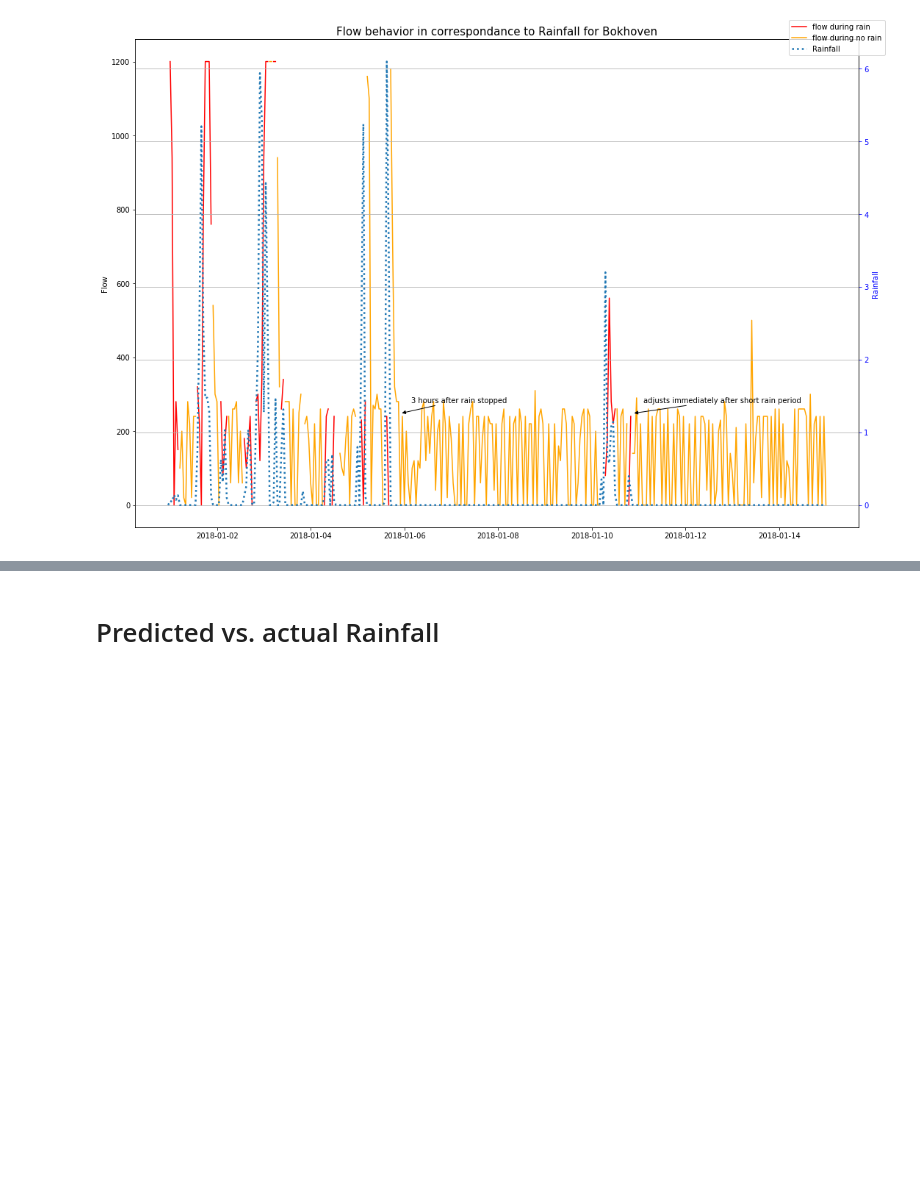
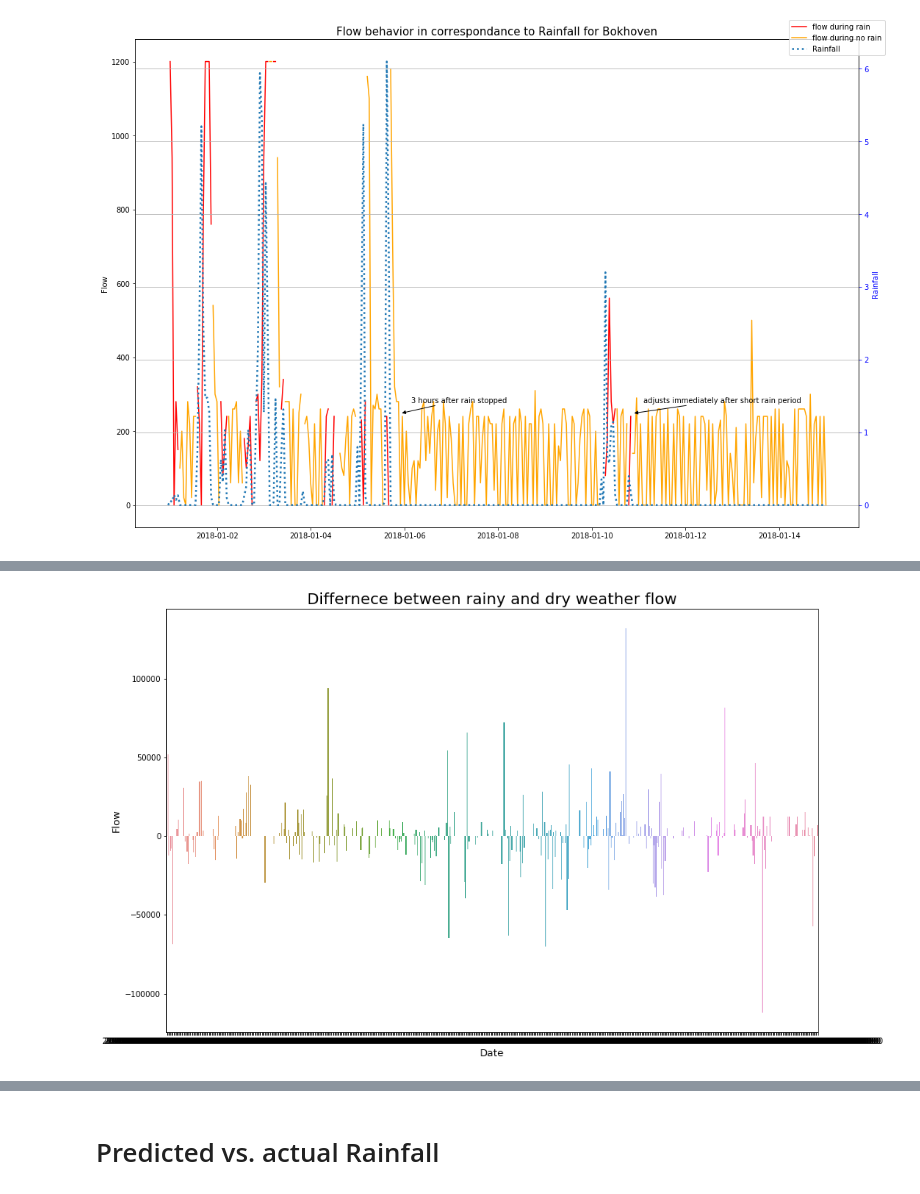
Before and after one commit to rogertian0707/jbg060, a Jupyter notebook: code/combine_rain_pump.ipynb, the cells around one changed output, grey strips where cells are left out. Cells and saved outputs as stored; diff of their text form; code cells hidden in the pictures; blank space fills up the shorter version.

```diff
--- a/code/combine_rain_pump.ipynb
+++ b/code/combine_rain_pump.ipynb
@@ -562,0 +602,6 @@ fig.savefig("../graphs/"+"FlowBehavior.png")
+# %%
+rain_year = combined_rain_pump[combined_rain_pump['Haarsteeg'] > 0]
+dry_year = combined_rain_pump[combined_rain_pump['Haarsteeg'] == 0]
+
+rain_acc = rain_year.resample("D").mean()
+dry_acc = dry_year.resample("D").mean()
@@ -562,0 +630,2 @@ fig.savefig("../graphs/"+"FlowBehavior.png")
+# %%
+diff = pd.DataFrame(rain_acc['RG8170_flow'] - dry_acc['RG8170_flow'])
@@ -562,0 +640,11 @@ fig.savefig("../graphs/"+"FlowBehavior.png")
+# %%
+fig = plt.figure(figsize=(15,10))
+ax1 = fig.add_subplot(111)
+
+sns.barplot(diff.index, diff['RG8170_flow'], errwidth= .7)
+#sns.distplot(dry)
+ax1.set_xlabel('Date', fontsize = 13)
+ax1.set_ylabel('Flow', fontsize = 13)
+ax1.set_title('Differnece between rainy and dry weather flow', fontsize = 20) ;
+# %% [output]
+[figure, added]
```
Also changed, not shown: parts of 12 cells of this notebook, 1 other file.
